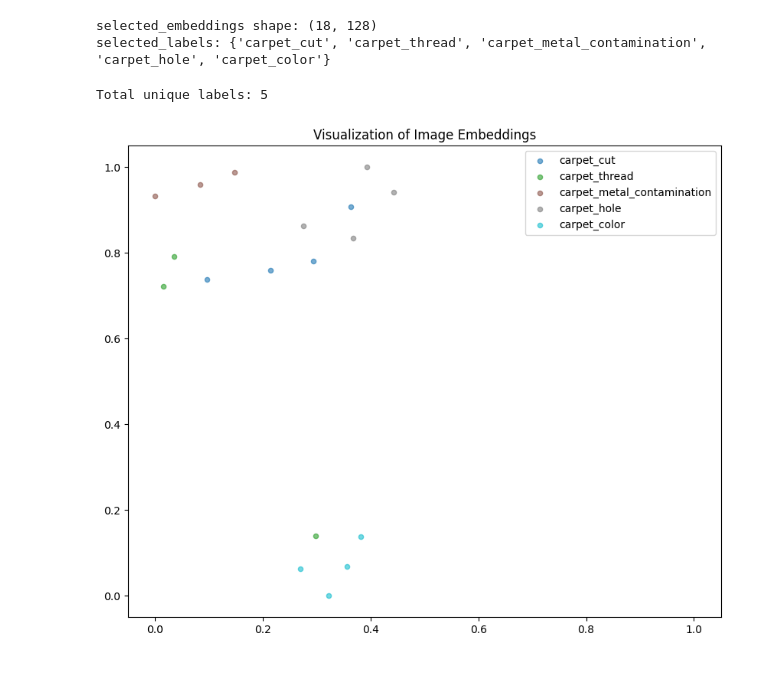
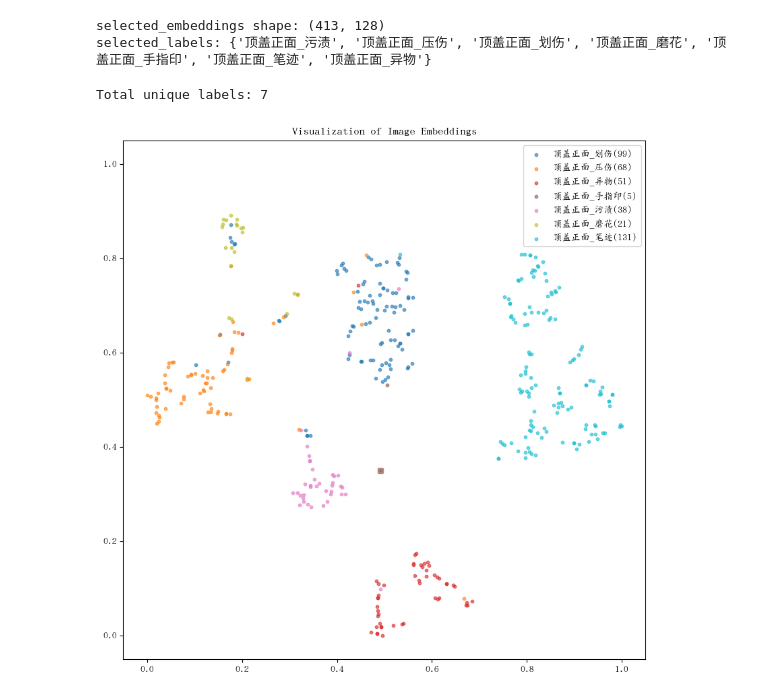
Before and after one commit to smile-care/EmbeddingModel, a Jupyter notebook: scripts/show_embeddings.ipynb, the cells around one changed output. Drawn from its saved outputs; the diff is of its cells as text; code cells hidden in the pictures; blank space fills up the shorter version.

Commit message:
zhenyu data training

```diff
--- a/scripts/show_embeddings.ipynb
+++ b/scripts/show_embeddings.ipynb
@@ -22,11 +24,11 @@ from sklearn.metrics.pairwise import cosine_similarity
 # %%
-npz_path = "../data/mvtec_ad/embeddings/supcon_dataset_val-3.npz"
+npz_path = "../data/zhenyu_data/embeddings/supcon_labels/1201_ssl_pretrained.npz"
 data = np.load(npz_path)
 embeddings = data['embeddings']
 instance_ids = data['instance_ids']
+labels = data['labels']
 # %%
-instance_ids.tolist()
-instance_labels = ['_'.join(iid.split('_')[:-1]) for iid in instance_ids]
-unique_labels = list(set(instance_labels))
+labels = labels.tolist()
+unique_labels = list(set(labels))
 sorted(unique_labels)
 # %% [output]
@@ -50,17 +36,17 @@ sorted(unique_labels)
 # %%
 selected_embeddings = []
 selected_labels = []
-for emb, lb in zip(embeddings, instance_labels):
-    if lb.startswith("carpet"):
-        selected_embeddings.append(emb)
-        selected_labels.append(lb)
+for emb, lb in zip(embeddings, labels):
+    # if lb.startswith("capsule"):
+    selected_embeddings.append(emb)
+    selected_labels.append(lb)
 
 selected_embeddings = np.stack(selected_embeddings)
 print(f"selected_embeddings shape: {selected_embeddings.shape}")
 print(f"selected_labels: {set(selected_labels)}")
 # %% [output]
-selected_embeddings shape: (18, 128)
-selected_labels: {'carpet_cut', 'carpet_thread', 'carpet_metal_contamination', 'carpet_hole', 'carpet_color'}
+selected_embeddings shape: (413, 128)
+selected_labels: {'顶盖正面_污渍', '顶盖正面_压伤', '顶盖正面_划伤', '顶盖正面_磨花', '顶盖正面_手指印', '顶盖正面_笔迹', '顶盖正面_异物'}
 # %%
 reducer = TSNE(
     n_components=2,
@@ -89,35 +75,36 @@ if max_range > 0:
     embeddings_2d = embeddings_2d / max_range
 
 # 可视化embeddings
 unique_selected_labels = list(set(selected_labels))
+unique_selected_labels.sort()
 print(f"Total unique labels: {len(unique_selected_labels)}")
 
 # 使用更大的色彩映射或生成随机颜色
 if len(unique_selected_labels) <= 10:
     colors = plt.cm.tab10(np.linspace(0, 1, len(unique_selected_labels)))
 else:
     # 方案1: 使用hsv色彩空间生成足够多的颜色
     colors = plt.cm.hsv(np.linspace(0, 1, len(unique_selected_labels)))
 
 label_to_color = dict(zip(unique_selected_labels, colors))
 
-plt.figure(figsize=(10, 8))
+plt.figure(figsize=(10, 10))
 for label in unique_selected_labels:
     mask = np.array([l == label for l in selected_labels])
     plt.scatter(
         embeddings_2d[mask, 0],
         embeddings_2d[mask, 1],
         c=[label_to_color[label]],
-        label=label,
+        label=label + "({})".format(np.sum(mask)),
         alpha=0.6,
-        s=20
+        s=10
     )
 
 plt.legend()
 plt.title("Visualization of Image Embeddings")
 plt.xlim(-0.05, 1.05)
 plt.ylim(-0.05, 1.05)
 plt.show()
 # %% [output]
-Total unique labels: 5
+Total unique labels: 7
-[figure, old version]
+[figure, new version]
```
Also changed, not shown: parts of 2 cells of this notebook, 15 other files.
